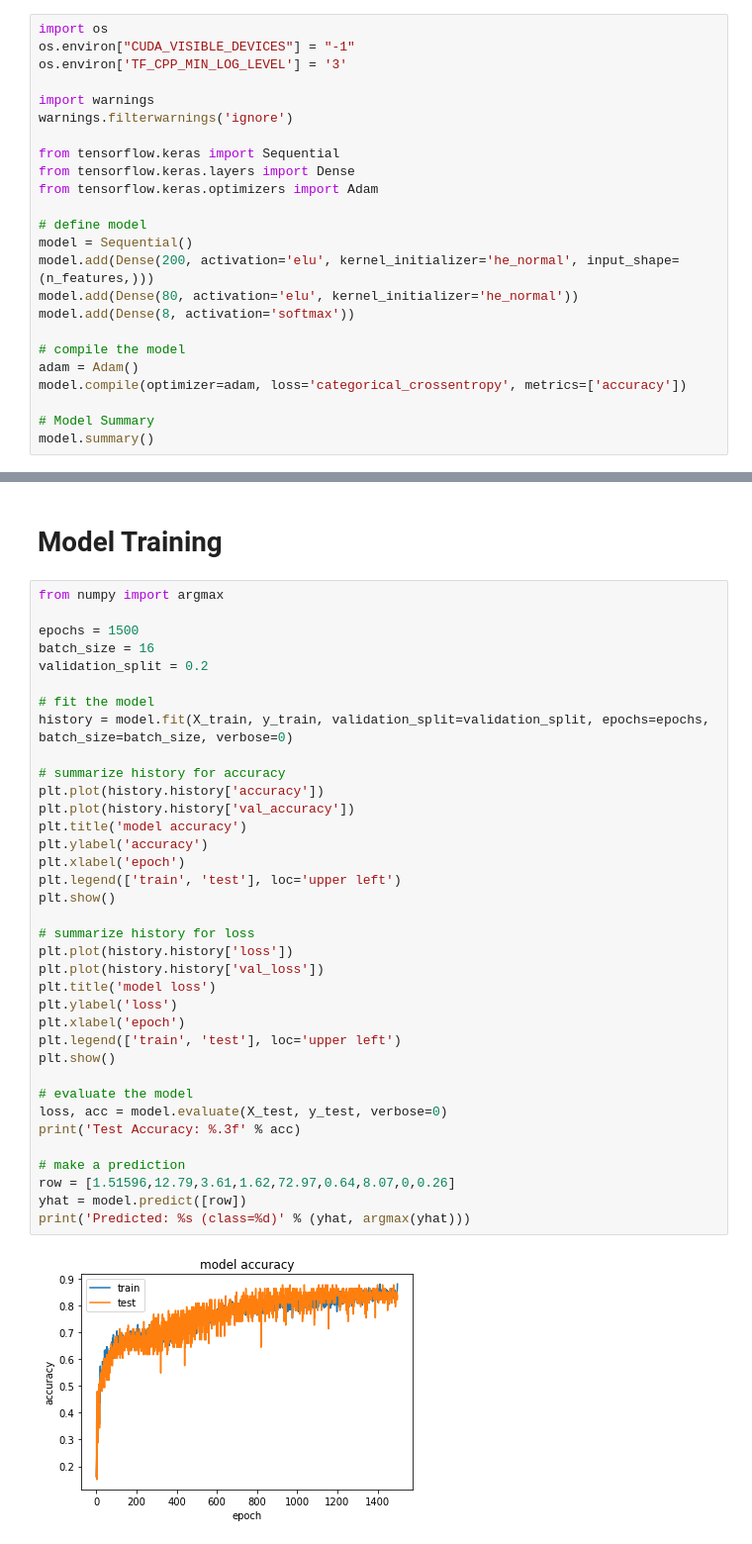
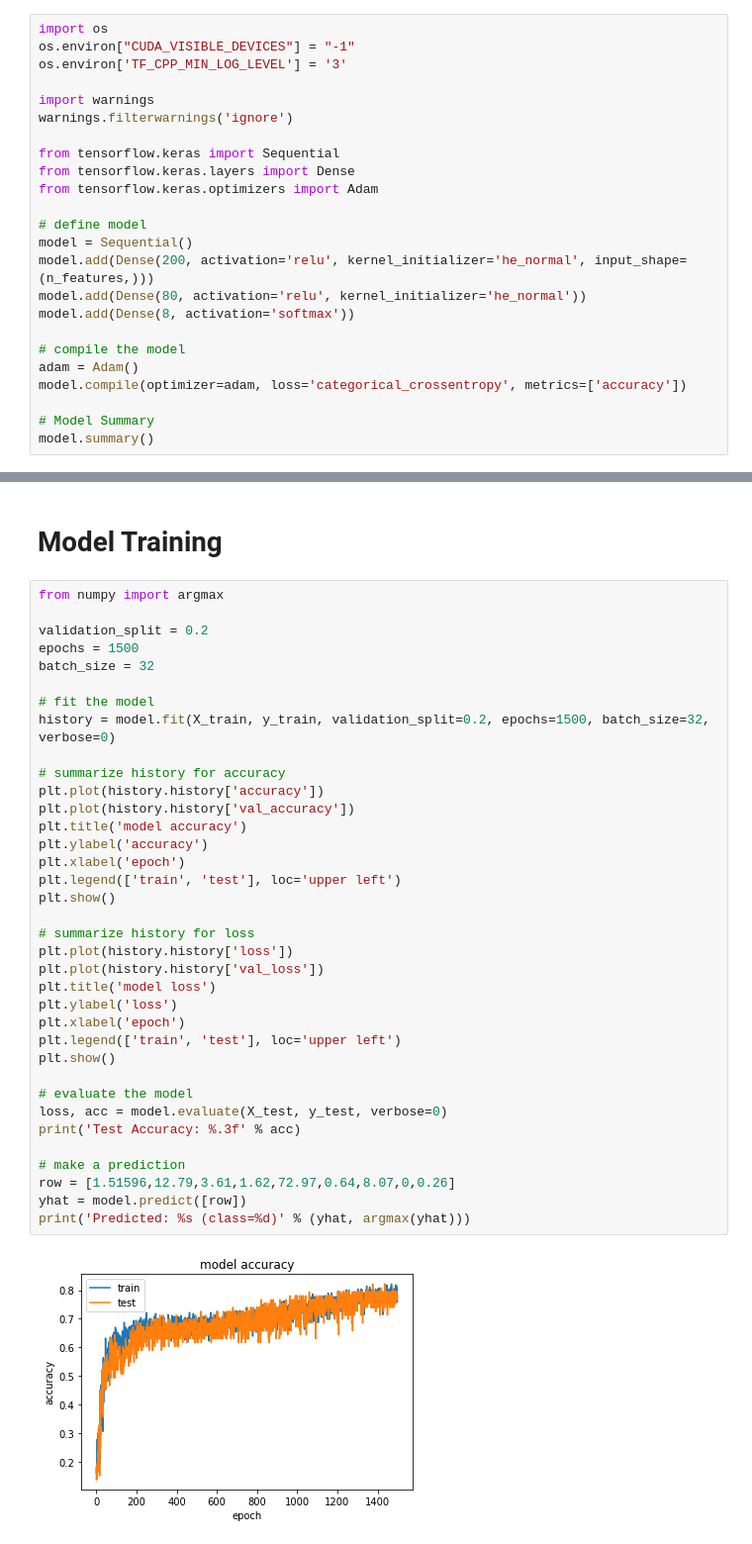
Before and after one commit to Jordanmarshall2510/CS4287-Neural-Computing, a Jupyter notebook: MLP-Assignment/model.ipynb, the cells around one changed output, grey strips where cells are left out. Shown at 99% size. Drawn from its saved outputs; the diff is of its cells as text.

```diff
--- a/MLP-Assignment/model.ipynb
+++ b/MLP-Assignment/model.ipynb
@@ -123,8 +143,8 @@ from tensorflow.keras.optimizers import Adam
 
 # define model
 model = Sequential()
-model.add(Dense(200, activation='elu', kernel_initializer='he_normal', input_shape=(n_features,)))
-model.add(Dense(80, activation='elu', kernel_initializer='he_normal'))
+model.add(Dense(200, activation='relu', kernel_initializer='he_normal', input_shape=(n_features,)))
+model.add(Dense(80, activation='relu', kernel_initializer='he_normal'))
 model.add(Dense(8, activation='softmax'))
 
 # compile the model
@@ -153,38 +173,38 @@ _________________________________________________________________
 # %%
 from numpy import argmax
 
+validation_split = 0.2
 epochs = 1500
-batch_size = 16
-validation_split = 0.2
+batch_size = 32
 
 # fit the model
-history = model.fit(X_train, y_train, validation_split=validation_split, epochs=epochs, batch_size=batch_size, verbose=0)
+history = model.fit(X_train, y_train, validation_split=0.2, epochs=1500, batch_size=32, verbose=0)
 
 # summarize history for accuracy
 plt.plot(history.history['accuracy'])
 plt.plot(history.history['val_accuracy'])
 plt.title('model accuracy')
 plt.ylabel('accuracy')
 plt.xlabel('epoch')
 plt.legend(['train', 'test'], loc='upper left')
 plt.show()
 
 # summarize history for loss
 plt.plot(history.history['loss'])
 plt.plot(history.history['val_loss'])
 plt.title('model loss')
 plt.ylabel('loss')
 plt.xlabel('epoch')
 plt.legend(['train', 'test'], loc='upper left')
 plt.show()
 
 # evaluate the model
 loss, acc = model.evaluate(X_test, y_test, verbose=0)
 print('Test Accuracy: %.3f' % acc)
 
 # make a prediction
 row = [1.51596,12.79,3.61,1.62,72.97,0.64,8.07,0,0.26]
 yhat = model.predict([row])
 print('Predicted: %s (class=%d)' % (yhat, argmax(yhat)))
 # %% [output]
-[figure, old version]
+[figure, new version]
```
Also changed, not shown: parts of 5 cells of this notebook.
